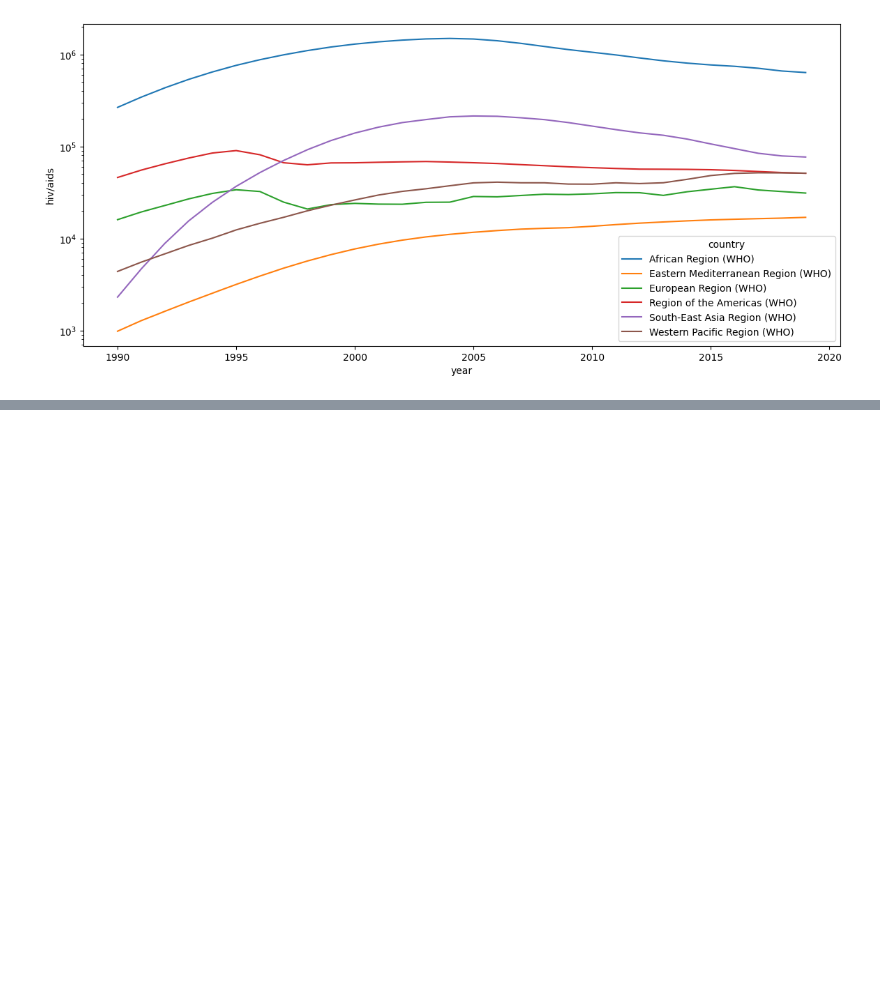
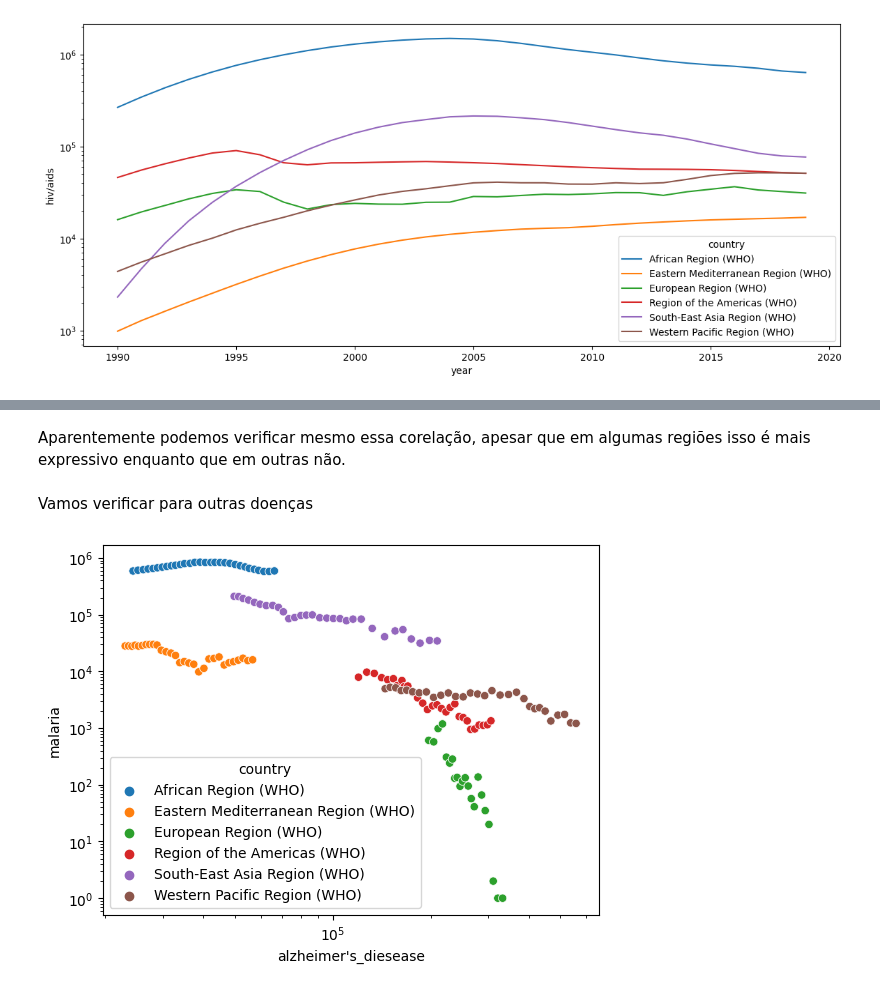
Before and after one commit to phbonamin/Analise_de_Mortalidade_Mundial-1990-2019-, a Jupyter notebook: Analise_de_Mortalidade_Mundial(1990-2019).ipynb, the cells around one changed output, grey strips where cells are left out. Saved outputs shown, nothing was run; the diff lists cells and outputs as text; code cells hidden in the pictures; blank space fills up the shorter version.

```diff
--- a/Analise_de_Mortalidade_Mundial(1990-2019).ipynb
+++ b/Analise_de_Mortalidade_Mundial(1990-2019).ipynb
@@ -248,0 +271,8 @@ _  = sns.lmplot( data = WHO, y = "tuberculosis", x = "alzheimer's_diesease", hue
+# %% [markdown]
+Aparentemente podemos verificar mesmo essa corelação, apesar que em algumas regiões isso é mais expressivo enquanto que em outras não.
+# %% [markdown]
+Vamos verificar para outras doenças
+# %%
+_ = sns.scatterplot(data = WHO, y = "malaria", x = "alzheimer's_diesease", hue = "country").set(xscale="log", yscale="log")
+# %% [output]
+[figure, added]
```
Also changed, not shown: parts of 27 cells of this notebook.
